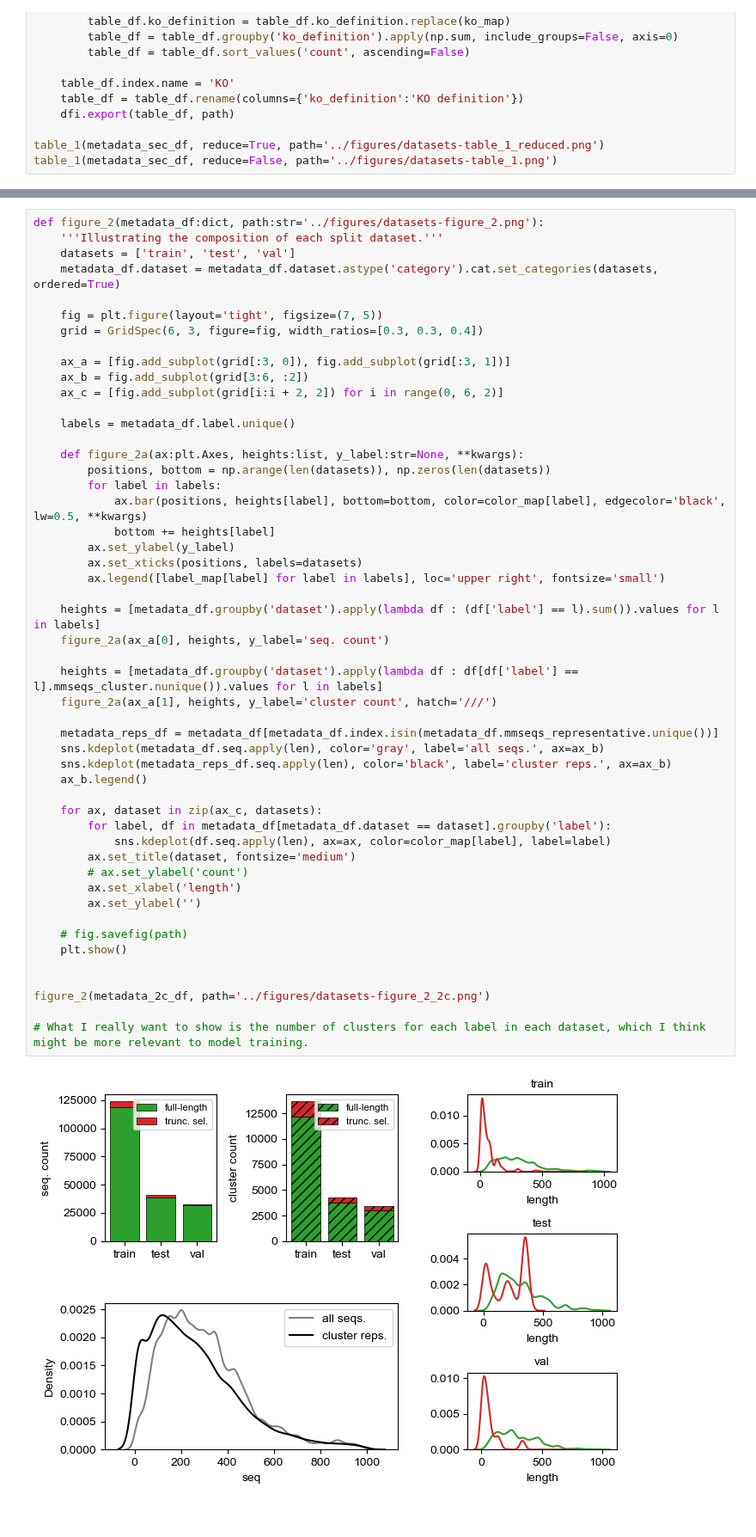
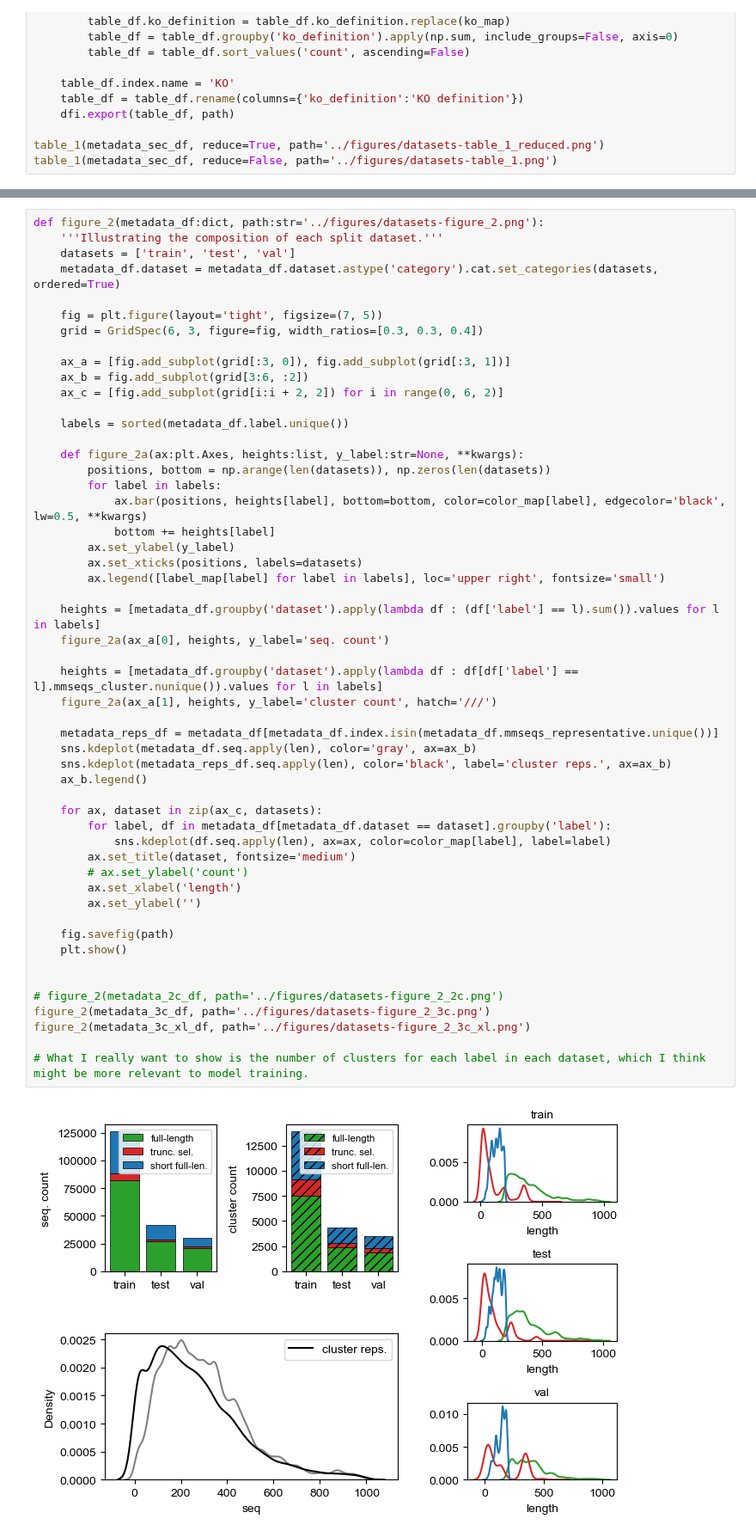
Before and after one commit to pipparichter/selenobot, a Jupyter notebook: notebooks/datasets.ipynb, the cells around one changed output, grey strips where cells are left out. Shown at 86% size. Drawn from its saved outputs; the diff is of its cells as text.

```diff
--- a/notebooks/datasets.ipynb
+++ b/notebooks/datasets.ipynb
@@ -167,7 +164,7 @@ def figure_2(metadata_df:dict, path:str='../figures/datasets-figure_2.png'):
     ax_b = fig.add_subplot(grid[3:6, :2])
     ax_c = [fig.add_subplot(grid[i:i + 2, 2]) for i in range(0, 6, 2)]
 
-    labels = metadata_df.label.unique()
+    labels = sorted(metadata_df.label.unique())
 
     def figure_2a(ax:plt.Axes, heights:list, y_label:str=None, **kwargs):
         positions, bottom = np.arange(len(datasets)), np.zeros(len(datasets))
@@ -175,34 +172,36 @@ def figure_2(metadata_df:dict, path:str='../figures/datasets-figure_2.png'):
             ax.bar(positions, heights[label], bottom=bottom, color=color_map[label], edgecolor='black', lw=0.5, **kwargs)
             bottom += heights[label]
         ax.set_ylabel(y_label)
         ax.set_xticks(positions, labels=datasets)
         ax.legend([label_map[label] for label in labels], loc='upper right', fontsize='small')
 
     heights = [metadata_df.groupby('dataset').apply(lambda df : (df['label'] == l).sum()).values for l in labels]
     figure_2a(ax_a[0], heights, y_label='seq. count')
 
     heights = [metadata_df.groupby('dataset').apply(lambda df : df[df['label'] == l].mmseqs_cluster.nunique()).values for l in labels]
     figure_2a(ax_a[1], heights, y_label='cluster count', hatch='///')
 
     metadata_reps_df = metadata_df[metadata_df.index.isin(metadata_df.mmseqs_representative.unique())]
-    sns.kdeplot(metadata_df.seq.apply(len), color='gray', label='all seqs.', ax=ax_b)
+    sns.kdeplot(metadata_df.seq.apply(len), color='gray', ax=ax_b)
     sns.kdeplot(metadata_reps_df.seq.apply(len), color='black', label='cluster reps.', ax=ax_b)
     ax_b.legend()
 
     for ax, dataset in zip(ax_c, datasets):
         for label, df in metadata_df[metadata_df.dataset == dataset].groupby('label'):
             sns.kdeplot(df.seq.apply(len), ax=ax, color=color_map[label], label=label)
         ax.set_title(dataset, fontsize='medium')
         # ax.set_ylabel('count')
         ax.set_xlabel('length')
         ax.set_ylabel('')
 
-    # fig.savefig(path)
+    fig.savefig(path)
     plt.show()
 
 
-figure_2(metadata_2c_df, path='../figures/datasets-figure_2_2c.png')
+# figure_2(metadata_2c_df, path='../figures/datasets-figure_2_2c.png')
+figure_2(metadata_3c_df, path='../figures/datasets-figure_2_3c.png')
+figure_2(metadata_3c_xl_df, path='../figures/datasets-figure_2_3c_xl.png')
 
 # What I really want to show is the number of clusters for each label in each dataset, which I think might be more relevant to model training.
 # %% [output]
-[figure, old version]
+[figure, new version]
```
Also changed, not shown: parts of 7 cells of this notebook, 6 other files.
